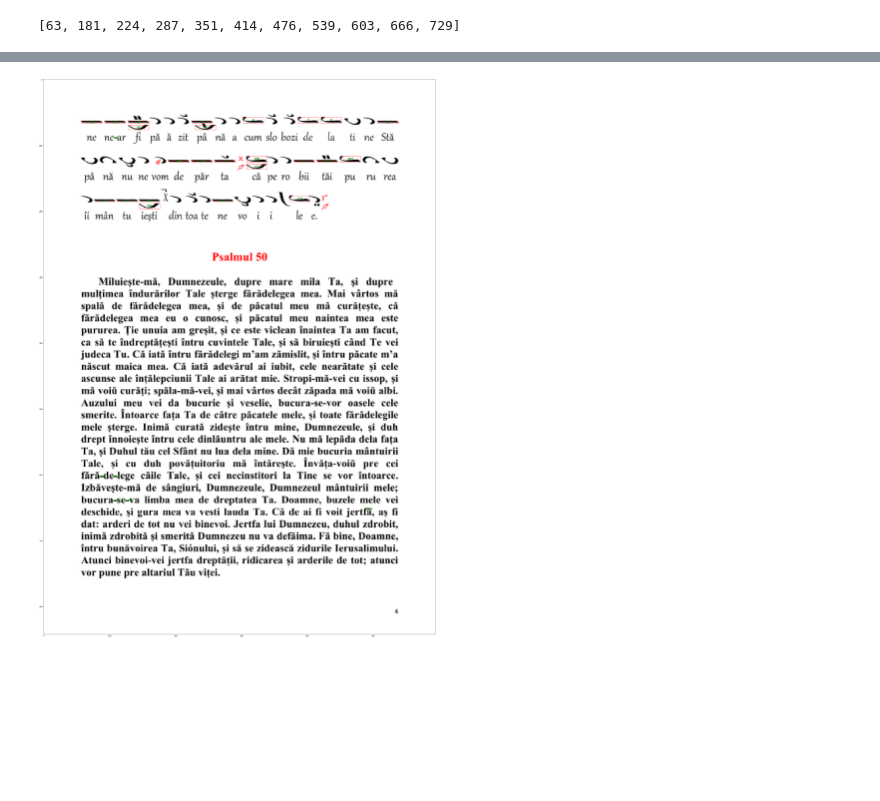
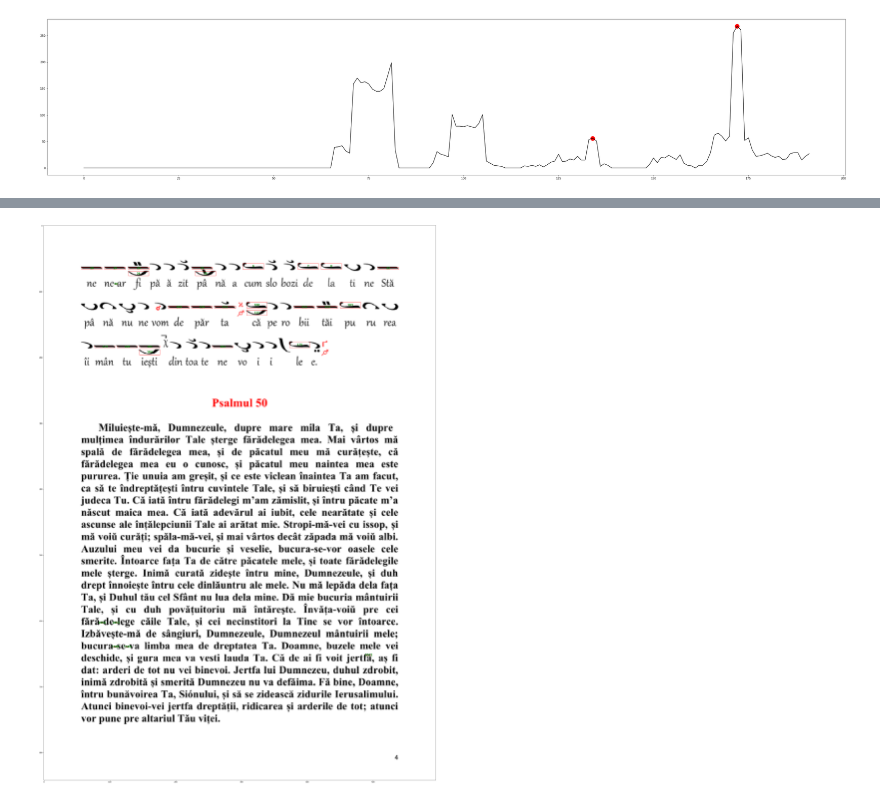
Before and after one commit to stoianmihail/Metapsaltiki, a Jupyter notebook: CC.ipynb, the cells around one changed output, grey strips where cells are left out. Saved outputs shown, nothing was run; the diff lists cells and outputs as text; code cells hidden in the pictures; blank space fills up the shorter version.

```diff
--- a/CC.ipynb
+++ b/CC.ipynb
@@ -15,5 +6,4 @@ sheet[25].image
-# %%
-baselines = sheet[24].compute_baselines()
-baselines
-# %% [output]
-[63, 181, 224, 287, 351, 414, 476, 539, 603, 666, 729]
+# %%
+sheet[4].plot_raw_horizontal_projection()
+# %% [output]
+[figure, added]
```
Also changed, not shown: parts of 4 cells of this notebook, 1 other file.
